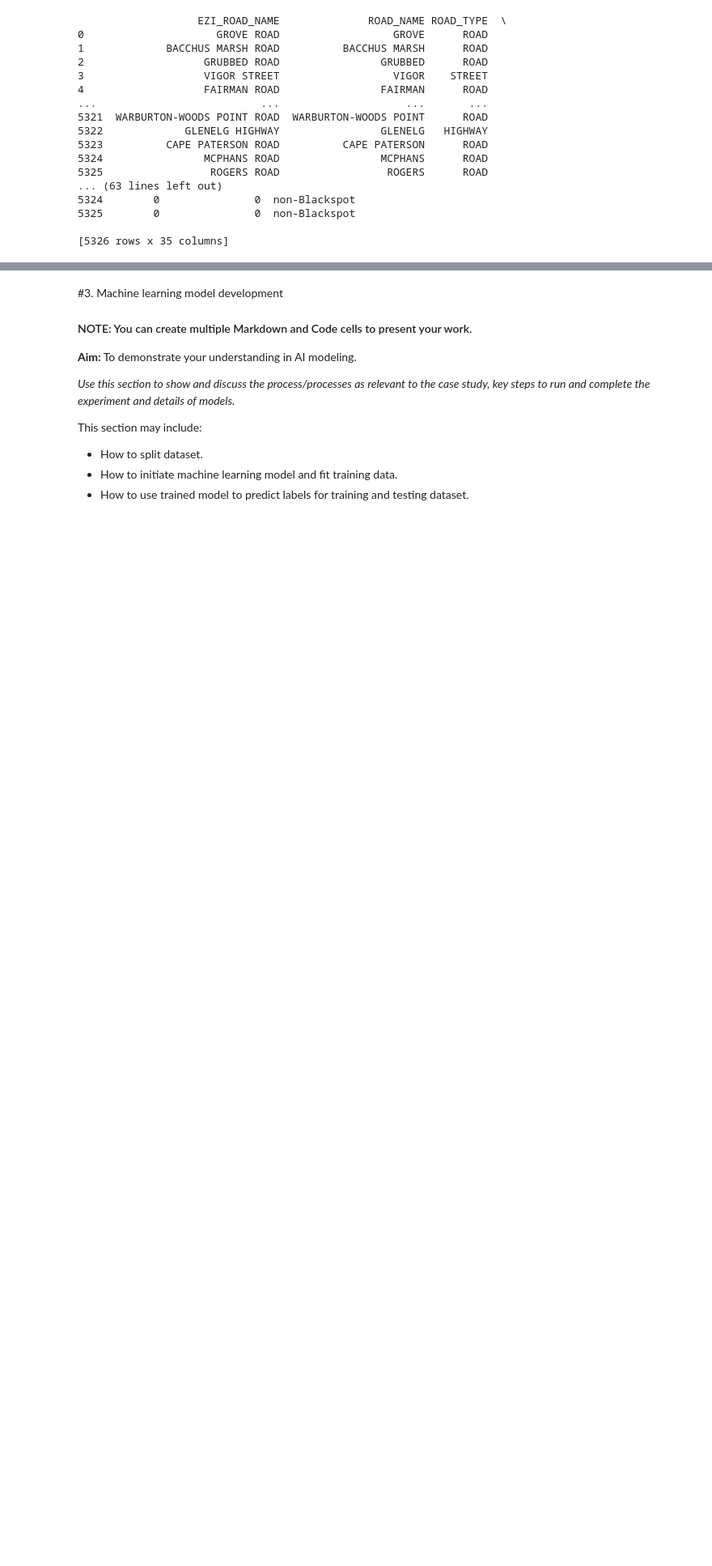
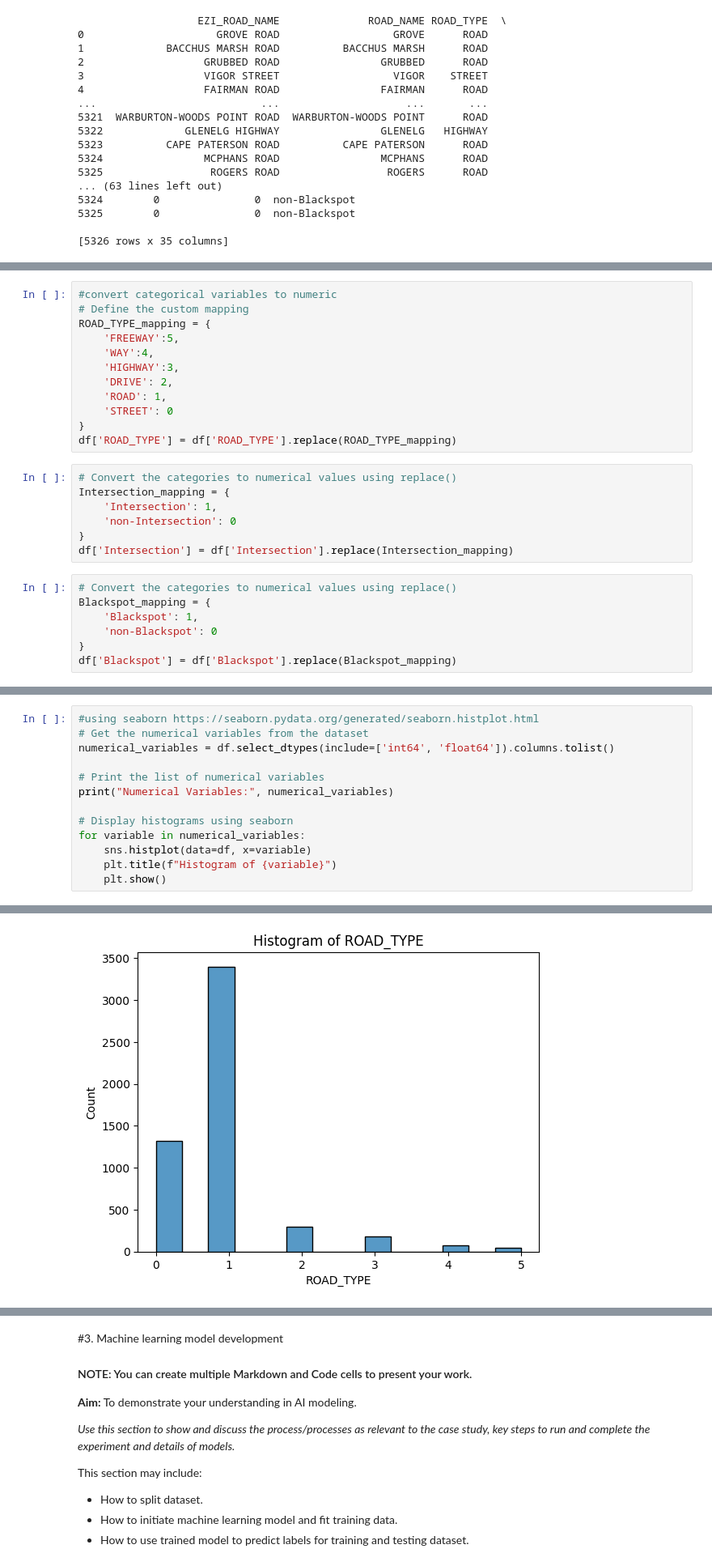
Before and after one commit to ItsSHALINISuresh/ML-in-Business, a Jupyter notebook: MIS710 Assignment/MIS710_A1_Template_T2_2023.ipynb, the cells around one changed output, grey strips where cells are left out. Shown at 81% size. Drawn from its saved outputs; the diff is of its cells as text; blank space fills up the shorter version.

```diff
--- a/MIS710 Assignment/MIS710_A1_Template_T2_2023.ipynb
+++ b/MIS710 Assignment/MIS710_A1_Template_T2_2023.ipynb
@@ -191,0 +197,26 @@ print(df)
+# %%
+#convert categorical variables to numeric
+# Define the custom mapping
+ROAD_TYPE_mapping = {
+    'FREEWAY':5,
+    'WAY':4,
+    'HIGHWAY':3,
+    'DRIVE': 2,
+    'ROAD': 1,
+    'STREET': 0
+}
+df['ROAD_TYPE'] = df['ROAD_TYPE'].replace(ROAD_TYPE_mapping)
+# %%
+# Convert the categories to numerical values using replace()
+Intersection_mapping = {
+    'Intersection': 1,
+    'non-Intersection': 0
+}
+df['Intersection'] = df['Intersection'].replace(Intersection_mapping)
+# %%
+# Convert the categories to numerical values using replace()
+Blackspot_mapping = {
+    'Blackspot': 1,
+    'non-Blackspot': 0
+}
+df['Blackspot'] = df['Blackspot'].replace(Blackspot_mapping)
@@ -191,0 +285,14 @@ print(df)
+# %%
+#using seaborn https://seaborn.pydata.org/generated/seaborn.histplot.html
+# Get the numerical variables from the dataset
+numerical_variables = df.select_dtypes(include=['int64', 'float64']).columns.tolist()
+
+# Print the list of numerical variables
+print("Numerical Variables:", numerical_variables)
+
+# Display histograms using seaborn
+for variable in numerical_variables:
+    sns.histplot(data=df, x=variable)
+    plt.title(f"Histogram of {variable}")
+    plt.show()
+# %% [output]
@@ -191,0 +300 @@ print(df)
+[figure, added]
```
Also changed, not shown: parts of 11 cells of this notebook.
